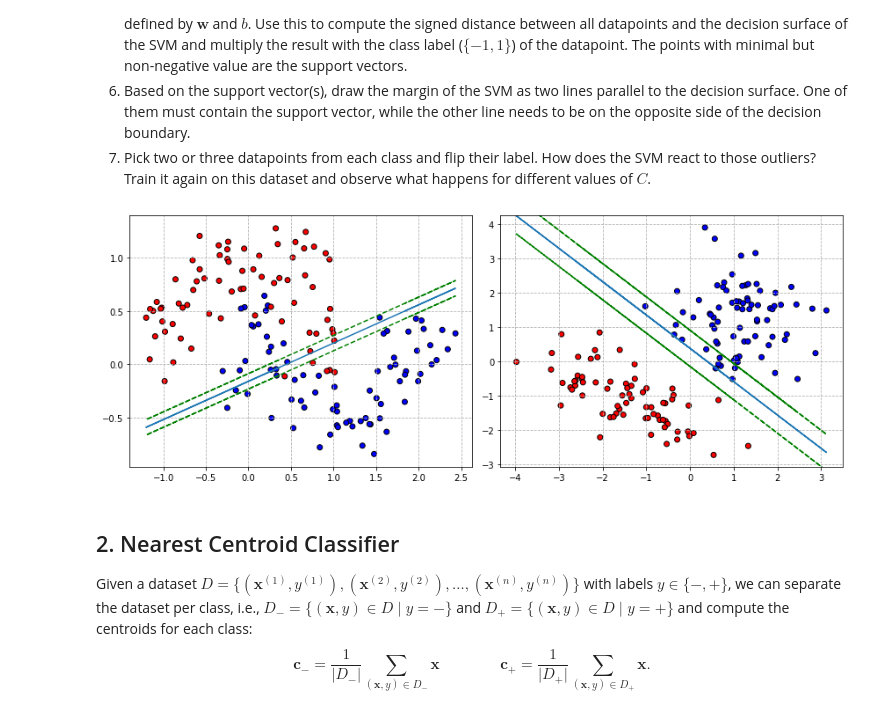
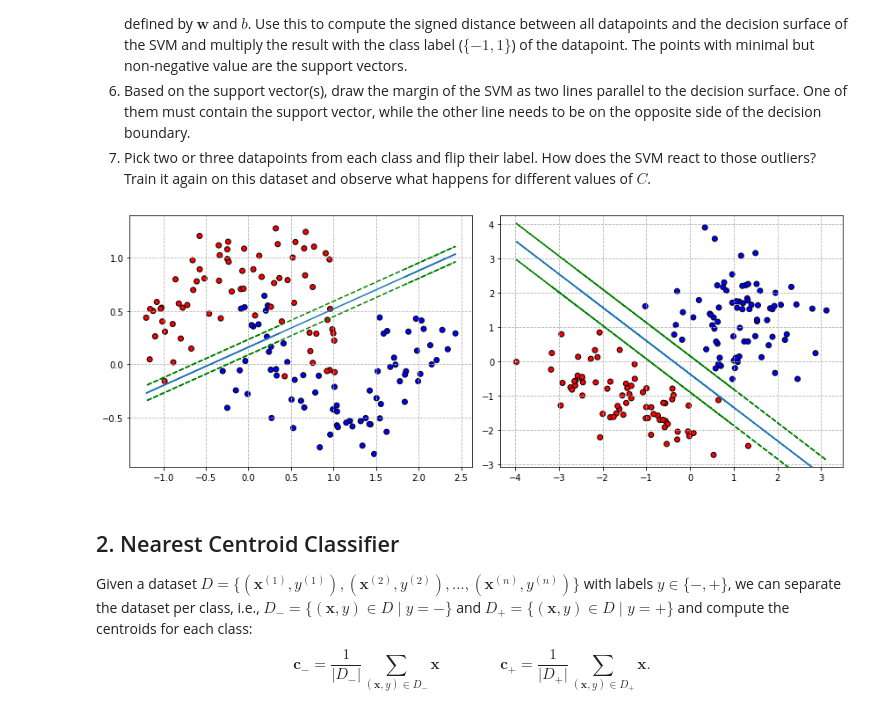
Before and after one commit to pawneshg/algo-support-vector-machines, a Jupyter notebook: ML1_Exercise_Sheet_1_solution_pawnesh.ipynb, the cells around one changed output. Drawn from its saved outputs; the diff is of its cells as text; code cells hidden in the pictures.

```diff
--- a/ML1_Exercise_Sheet_1_solution_pawnesh.ipynb
+++ b/ML1_Exercise_Sheet_1_solution_pawnesh.ipynb
@@ -28,7 +28,7 @@ from sklearn.svm import SVC
 def apply_line(x, w, b):
     w = w[0]
     slope = -w[0] / w[1]
-    y = slope * x + (b[0] / w[1])
+    y = slope * x - (b[0] / w[1])
     return y
 
 
@@ -51,34 +51,34 @@ Y_moon *= 2; Y_moon -= 1
 Y_blob *= 2; Y_blob -= 1
 
 
 # Plot the datasets
 fig, axes = plt.subplots(1, 2, figsize=(12, 4.5))
 cmap = ListedColormap([[1.0, 0.0, 0.0], [0.0, 0.0, 1.0]])
 for (name, X, Y), ax in zip([('Two Moons', X_moon, Y_moon), ('Blobs', X_blob, Y_blob)], axes):
     # Plot training Data
 
     X_train, X_test, Y_train, Y_test = train_test_split(X, Y, test_size=0.25, random_state=12345)
     ax.scatter(X_train[:, 0], X_train[:, 1], c=Y_train, cmap=cmap, edgecolor='k')
     ax.grid(linestyle='dashed')
     ax.set_autoscale_on(False)
 
     # TODO: Train and visualize the SVM
     model = SVC(kernel='linear', C=1.0)
     model.fit(X_train, Y_train)
     #Y_predicted = model.predict(X_test)
     #
     line = apply_line(X_train[:, 0], model.coef_, model.intercept_)
     ax.plot(X_train[:, 0], line)
     signed_distance_ = signed_distance(X_train, model.coef_, model.intercept_)
 
     ax.plot(X_train[:, 0], line + min(signed_distance_[signed_distance_ > 0]), color="g", linestyle='--')
     ax.plot(X_train[:, 0], line - min(signed_distance_[signed_distance_ > 0]), color="g", linestyle='--')
 
 fig.tight_layout()
 plt.show()
 plt.close(fig)
 # %% [output]
-[figure, old version]
+[figure, new version]
 # %% [markdown]
 ## 2. Nearest Centroid Classifier
 Given a dataset $D = \{(\mathbf{x}^{(1)}, y^{(1)}), (\mathbf{x}^{(2)}, y^{(2)}), \ldots, (\mathbf{x}^{(n)}, y^{(n)})\}$ with labels $y \in \{-, +\}$, we can separate the dataset per class, i.e., $D_- = \{(\mathbf{x}, y) \in D \mid y=-\}$ and $D_+ = \{(\mathbf{x}, y) \in D \mid y=+\}$ and compute the centroids for each class:
```
Also changed, not shown: parts of 1 cell of this notebook.
